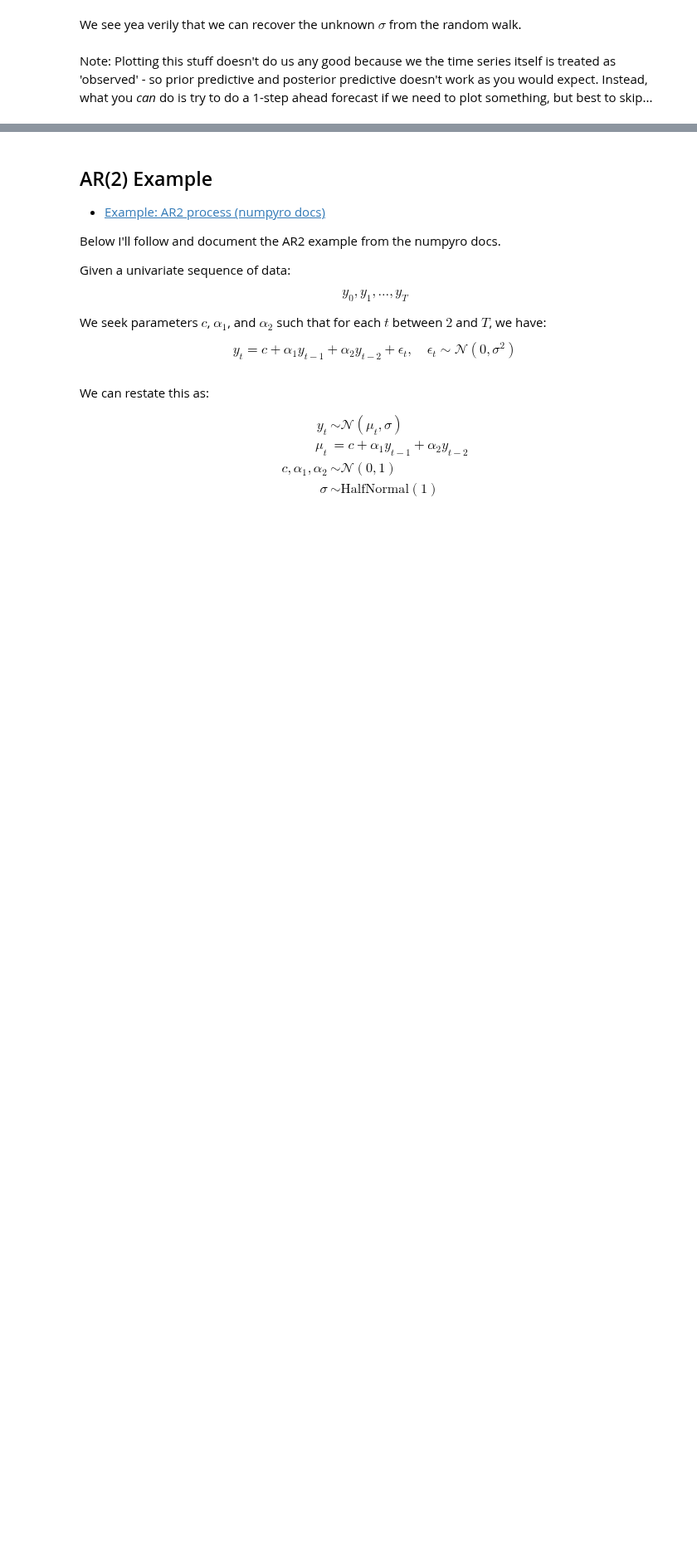
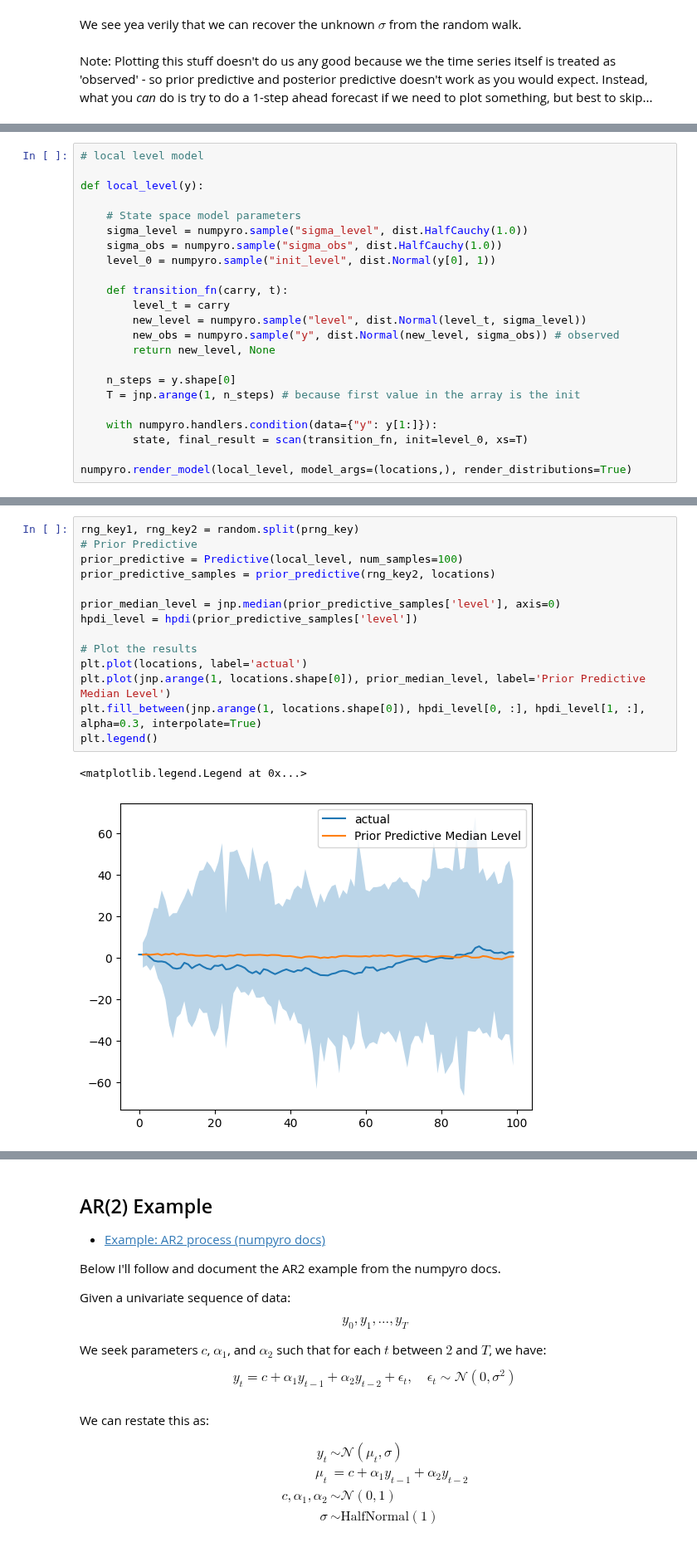
Before and after one commit to banditkings/learning-causal-impact, a Jupyter notebook: notebooks/0.1-numpyro_scan.ipynb, the cells around one changed output, grey strips where cells are left out. Shown at 83% size. Cells and saved outputs as stored; diff of their text form; blank space fills up the shorter version.

```diff
--- a/notebooks/0.1-numpyro_scan.ipynb
+++ b/notebooks/0.1-numpyro_scan.ipynb
@@ -239,0 +312,23 @@ Note: Plotting this stuff doesn't do us any good because we the time series itse
+# %%
+# local level model
+
+def local_level(y):
+
+    # State space model parameters
+    sigma_level = numpyro.sample("sigma_level", dist.HalfCauchy(1.0))
+    sigma_obs = numpyro.sample("sigma_obs", dist.HalfCauchy(1.0))
+    level_0 = numpyro.sample("init_level", dist.Normal(y[0], 1))
+
+    def transition_fn(carry, t):
+        level_t = carry
+        new_level = numpyro.sample("level", dist.Normal(level_t, sigma_level))
+        new_obs = numpyro.sample("y", dist.Normal(new_level, sigma_obs)) # observed
+        return new_level, None
+
+    n_steps = y.shape[0]
+    T = jnp.arange(1, n_steps) # because first value in the array is the init
+
+    with numpyro.handlers.condition(data={"y": y[1:]}):
+        state, final_result = scan(transition_fn, init=level_0, xs=T)
+
+numpyro.render_model(local_level, model_args=(locations,), render_distributions=True)
@@ -239,0 +361,17 @@ Note: Plotting this stuff doesn't do us any good because we the time series itse
+# %%
+rng_key1, rng_key2 = random.split(prng_key)
+# Prior Predictive
+prior_predictive = Predictive(local_level, num_samples=100)
+prior_predictive_samples = prior_predictive(rng_key2, locations)
+
+prior_median_level = jnp.median(prior_predictive_samples['level'], axis=0)
+hpdi_level = hpdi(prior_predictive_samples['level'])
+
+# Plot the results
+plt.plot(locations, label='actual')
+plt.plot(jnp.arange(1, locations.shape[0]), prior_median_level, label='Prior Predictive Median Level')
+plt.fill_between(jnp.arange(1, locations.shape[0]), hpdi_level[0, :], hpdi_level[1, :], alpha=0.3, interpolate=True)
+plt.legend()
+# %% [output]
+<matplotlib.legend.Legend at 0x...>
+[figure, added]
```
Also changed, not shown: parts of 63 cells of this notebook, 1 other file.
